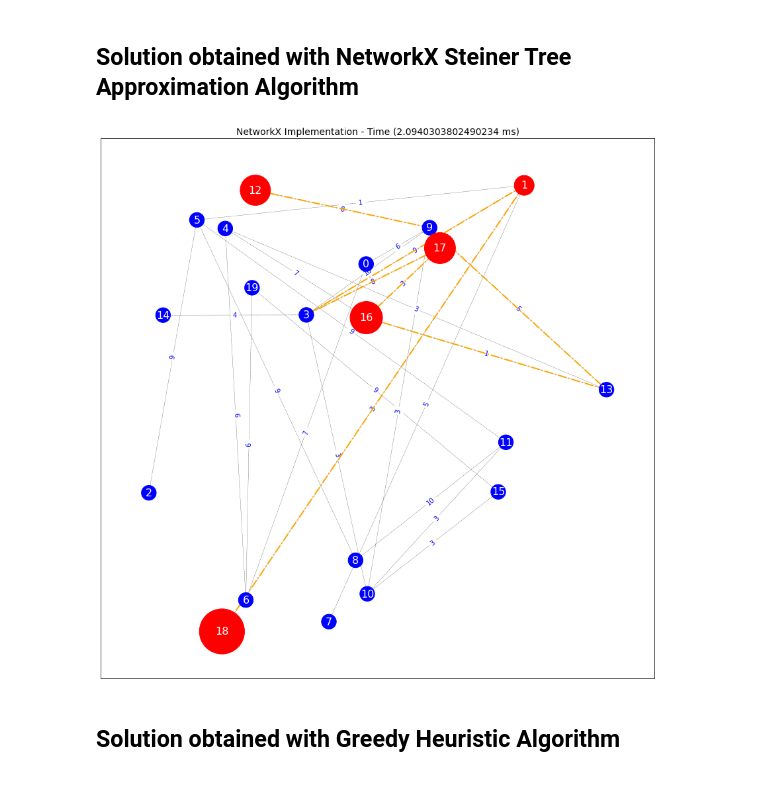
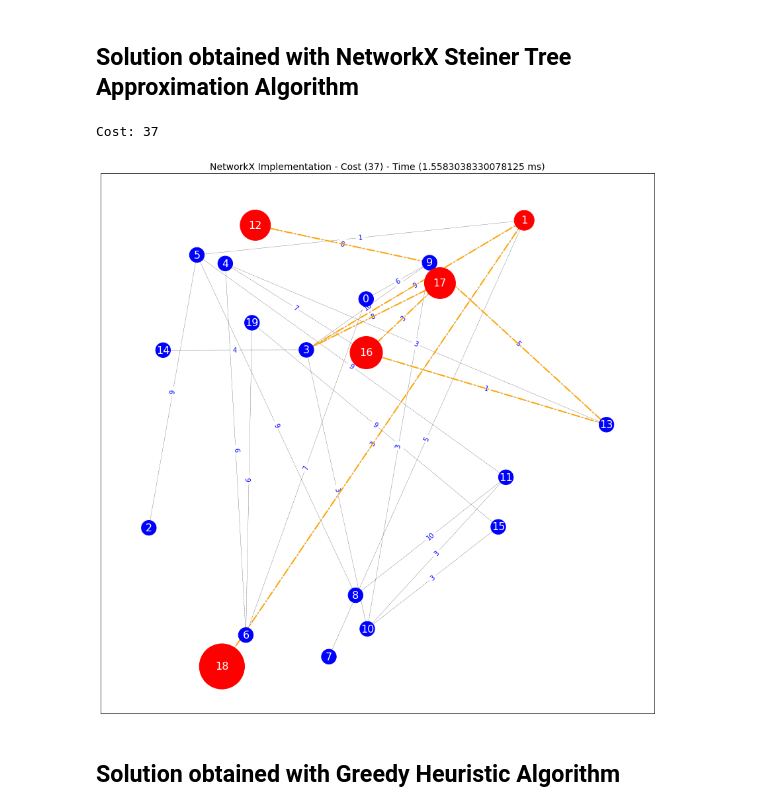
Before and after one commit to viniciusdsmello/prize-collecting-steiner-tree, a Jupyter notebook: notebooks/experiments_greedy_h1.ipynb, the cells around one changed output. Cells and saved outputs as stored; diff of their text form; code cells hidden in the pictures.

Commit message:
Adds a compute_steiner_cost function

```diff
--- a/notebooks/experiments_greedy_h1.ipynb
+++ b/notebooks/experiments_greedy_h1.ipynb
@@ -77,13 +47,27 @@ Steiner Cost: 195
 # %% [markdown]
 ## Solution obtained with NetworkX Steiner Tree Approximation Algorithm
+# %%
+start_time = time.time()
+
+nx_steiner_tree = nx.algorithms.approximation.steinertree.steiner_tree(
+    G,
+    terminals,
+    weight='cost'
+)
+
+networkx_duration = time.time() - start_time
+networkx_cost = computes_steiner_cost(G, nx_steiner_tree, terminals)
+print(f'Cost: {networkx_cost}')
+# %% [output]
+Cost: 37
 # %%
 draw_steiner_graph(
     G,
     steiner_graph=nx_steiner_tree,
-    plot_title=f'NetworkX Implementation - Time ({networkx_duration * 1000} ms)',
+    plot_title=f'NetworkX Implementation - Cost ({networkx_cost}) - Time ({networkx_duration * 1000} ms)',
     node_label='name'
 )
 # %% [output]
-[figure, old version]
+[figure, new version]
 # %% [markdown]
 ## Solution obtained with Greedy Heuristic Algorithm
```
Also changed, not shown: parts of 8 cells of this notebook, 1 other file.
